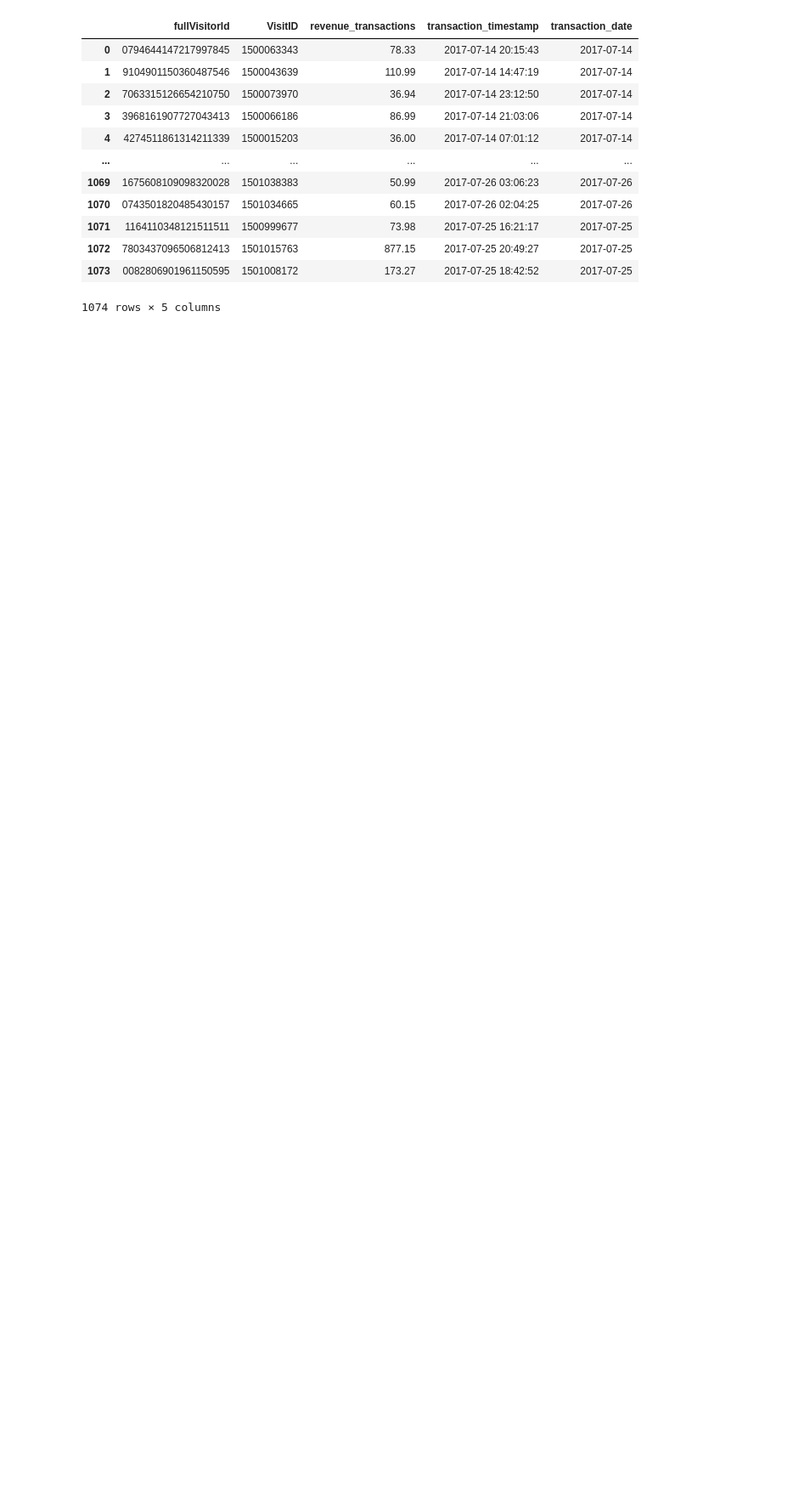
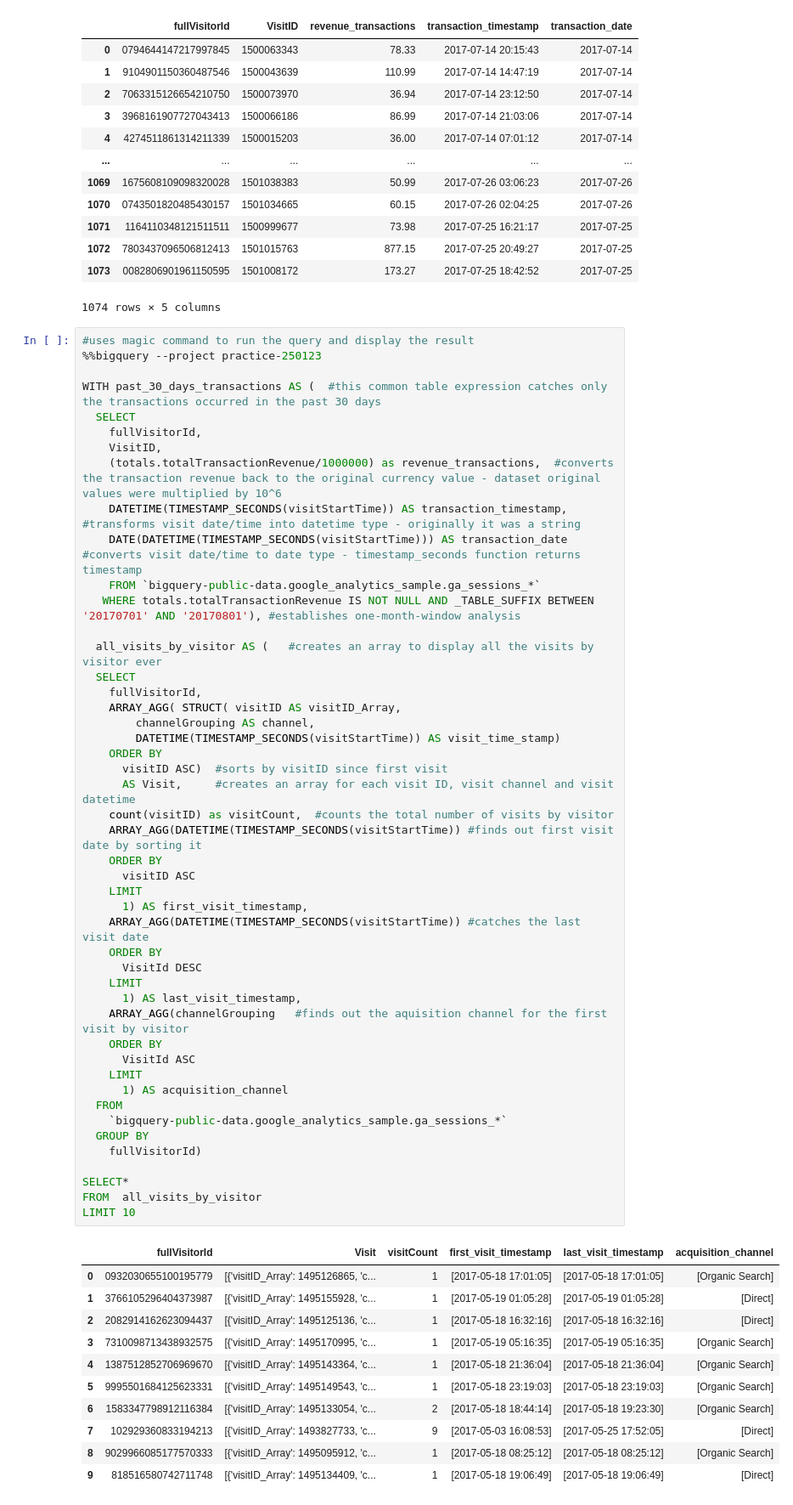
Before and after one commit to aadamante/conversion_paths_sql_python, a Jupyter notebook: Copy_of_Google_e_commerce_Conversion_Paths_Analysis.ipynb, the cells around one changed output. Shown at 85% size. Saved outputs shown, nothing was run; the diff lists cells and outputs as text; blank space fills up the shorter version.

```diff
--- a/Copy_of_Google_e_commerce_Conversion_Paths_Analysis.ipynb
+++ b/Copy_of_Google_e_commerce_Conversion_Paths_Analysis.ipynb
@@ -34,3 +34,62 @@ WITH past_30_days_transactions AS (  #this common table expression catches only
 | 1072 | 7803437096506812413 | 1501015763 | 877.15 | 2017-07-25 20:49:27 | 2017-07-25 |
 | 1073 | 0082806901961150595 | 1501008172 | 173.27 | 2017-07-25 18:42:52 | 2017-07-25 |
 1074 rows × 5 columns
+# %%
+#uses magic command to run the query and display the result
+%%bigquery --project practice-250123
+
+WITH past_30_days_transactions AS (  #this common table expression catches only the transactions occurred in the past 30 days
+  SELECT
+    fullVisitorId,
+    VisitID,
+    (totals.totalTransactionRevenue/1000000) as revenue_transactions,  #converts the transaction revenue back to the original currency value - dataset original values were multiplied by 10^6
+    DATETIME(TIMESTAMP_SECONDS(visitStartTime)) AS transaction_timestamp, #transforms visit date/time into datetime type - originally it was a string
+    DATE(DATETIME(TIMESTAMP_SECONDS(visitStartTime))) AS transaction_date  #converts visit date/time to date type - timestamp_seconds function returns timestamp
+    FROM `bigquery-public-data.google_analytics_sample.ga_sessions_*`
+   WHERE totals.totalTransactionRevenue IS NOT NULL AND _TABLE_SUFFIX BETWEEN '20170701' AND '20170801'), #establishes one-month-window analysis
+
+  all_visits_by_visitor AS (   #creates an array to display all the visits by visitor ever
+  SELECT
+    fullVisitorId,
+    ARRAY_AGG( STRUCT( visitID AS visitID_Array,
+        channelGrouping AS channel,
+        DATETIME(TIMESTAMP_SECONDS(visitStartTime)) AS visit_time_stamp)
+    ORDER BY
+      visitID ASC)  #sorts by visitID since first visit
+      AS Visit,     #creates an array for each visit ID, visit channel and visit datetime
+    count(visitID) as visitCount,  #counts the total number of visits by visitor
+    ARRAY_AGG(DATETIME(TIMESTAMP_SECONDS(visitStartTime)) #finds out first visit date by sorting it
+    ORDER BY
+      visitID ASC
+    LIMIT
+      1) AS first_visit_timestamp,
+    ARRAY_AGG(DATETIME(TIMESTAMP_SECONDS(visitStartTime)) #catches the last visit date
+    ORDER BY
+      VisitId DESC
+    LIMIT
+      1) AS last_visit_timestamp,
+    ARRAY_AGG(channelGrouping   #finds out the aquisition channel for the first visit by visitor
+    ORDER BY
+      VisitId ASC
+    LIMIT
+      1) AS acquisition_channel
+  FROM
+    `bigquery-public-data.google_analytics_sample.ga_sessions_*`
+  GROUP BY
+    fullVisitorId)
+
+SELECT*
+FROM  all_visits_by_visitor
+LIMIT 10
+# %% [output]
+|  | fullVisitorId | Visit | visitCount | first_visit_timestamp | last_visit_timestamp | acquisition_channel |
+| 0 | 0932030655100195779 | [{'visitID_Array': 1495126865, 'c... | 1 | [2017-05-18 17:01:05] | [2017-05-18 17:01:05] | [Organic Search] |
+| 1 | 3766105296404373987 | [{'visitID_Array': 1495155928, 'c... | 1 | [2017-05-19 01:05:28] | [2017-05-19 01:05:28] | [Direct] |
+| 2 | 2082914162623094437 | [{'visitID_Array': 1495125136, 'c... | 1 | [2017-05-18 16:32:16] | [2017-05-18 16:32:16] | [Direct] |
+| 3 | 7310098713438932575 | [{'visitID_Array': 1495170995, 'c... | 1 | [2017-05-19 05:16:35] | [2017-05-19 05:16:35] | [Organic Search] |
+| 4 | 1387512852706969670 | [{'visitID_Array': 1495143364, 'c... | 1 | [2017-05-18 21:36:04] | [2017-05-18 21:36:04] | [Organic Search] |
+| 5 | 9995501684125623331 | [{'visitID_Array': 1495149543, 'c... | 1 | [2017-05-18 23:19:03] | [2017-05-18 23:19:03] | [Organic Search] |
+| 6 | 1583347798912116384 | [{'visitID_Array': 1495133054, 'c... | 2 | [2017-05-18 18:44:14] | [2017-05-18 19:23:30] | [Organic Search] |
+| 7 | 102929360833194213 | [{'visitID_Array': 1493827733, 'c... | 9 | [2017-05-03 16:08:53] | [2017-05-25 17:52:05] | [Direct] |
+| 8 | 9029966085177570333 | [{'visitID_Array': 1495095912, 'c... | 1 | [2017-05-18 08:25:12] | [2017-05-18 08:25:12] | [Organic Search] |
+| 9 | 818516580742711748 | [{'visitID_Array': 1495134409, 'c... | 1 | [2017-05-18 19:06:49] | [2017-05-18 19:06:49] | [Direct] |
```
Also changed, not shown: parts of 24 cells of this notebook.
